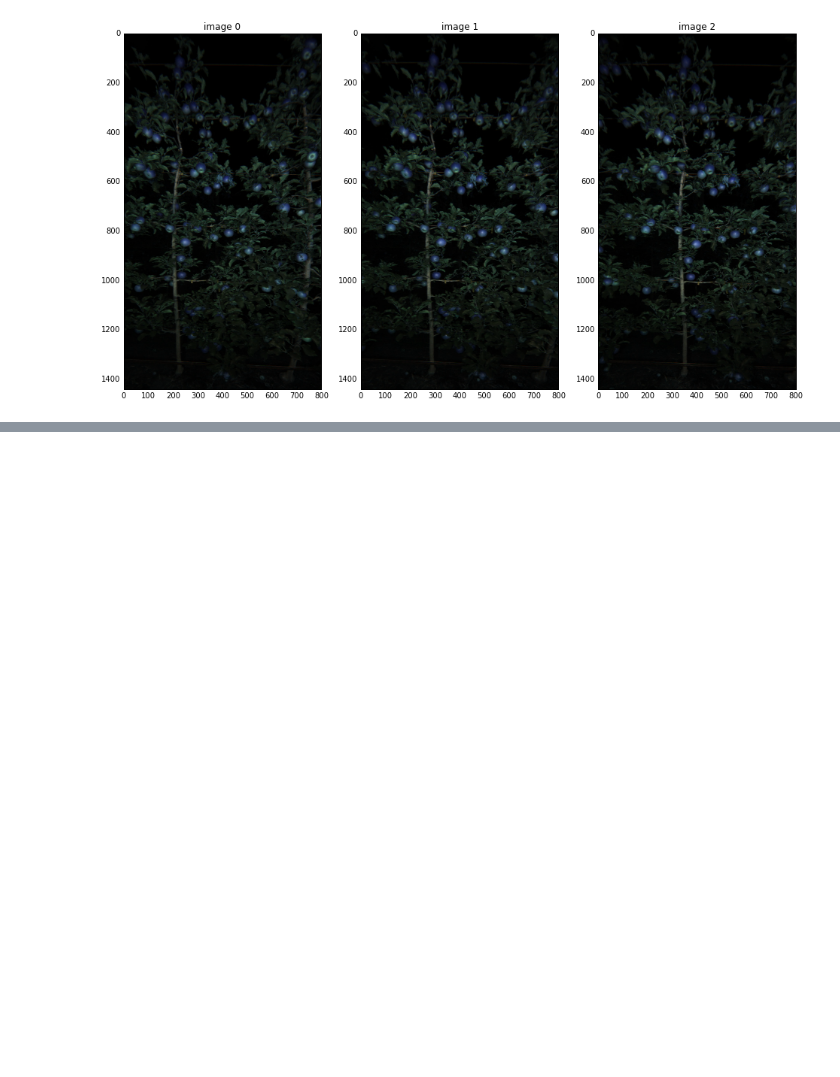
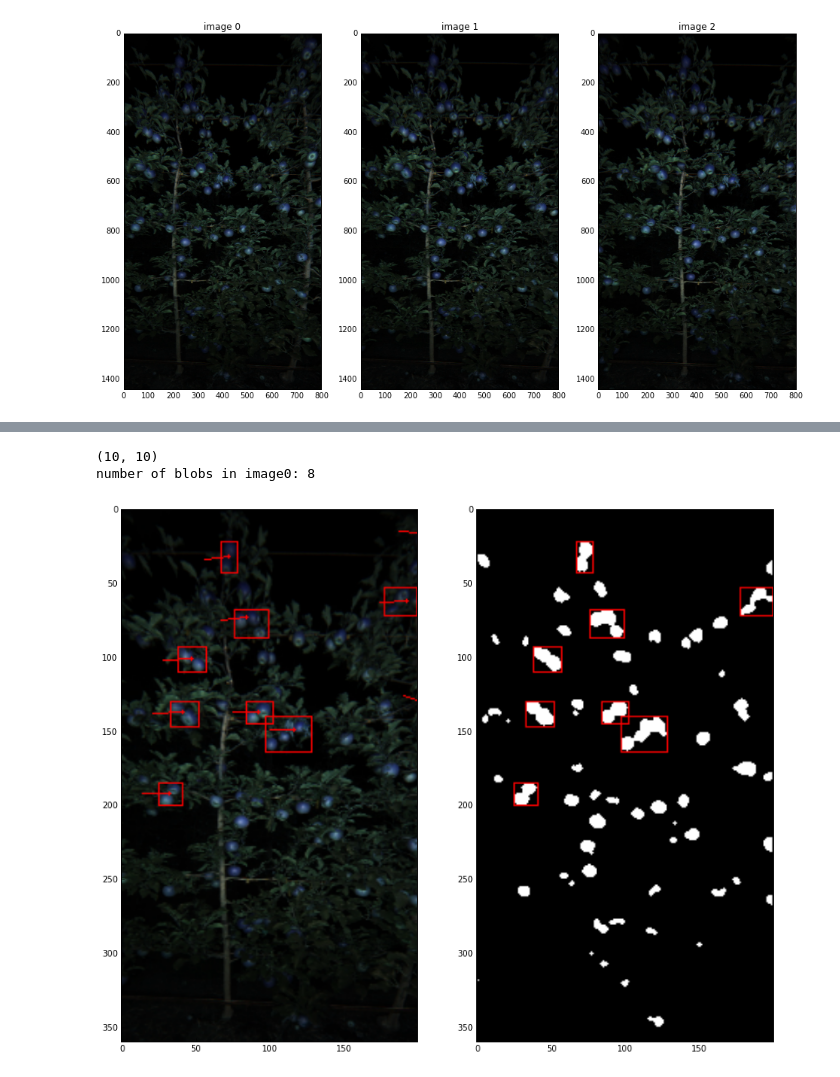
Before and after one commit to versatran01/Galt, a Jupyter notebook: detection/notebook/tracking.ipynb, the cells around one changed output, grey strips where cells are left out. Cells and saved outputs as stored; diff of their text form; code cells hidden in the pictures; blank space fills up the shorter version.

```diff
--- a/detection/notebook/tracking.ipynb
+++ b/detection/notebook/tracking.ipynb
@@ -72,0 +122,40 @@ class FruitTrack(object):
+# %%
+# We receive image1
+image = images[1]
+
+# Do detection
+s, bw = detector.detect(image)
+blobs, bw = region_props(bw)
+blobs = thresh_blobs_area(blobs)
+
+# Do optical flow stuff
+gray = cv2.cvtColor(s.im_raw, cv2.COLOR_BGR2GRAY)
+# This should be changed to bboxes that are tracked
+prev_bboxes = prev_blobs['bbox']
+p1, p2, st = calc_bboxes_flow(prev_gray, gray, prev_bboxes)
+flow = p2 - p1
+
+# Do some drawinngs
+disp_color = np.array(s.im_raw, copy=True)
+disp_bw = cv2.cvtColor(bw, cv2.COLOR_GRAY2RGB)
+draw_optical_flow(disp_color, p1, p2, color=Colors.optical_flow)
+draw_bboxes(disp_bw, blobs['bbox'], color=Colors.detection_bbox)
+draw_bboxes(disp_color, blobs['bbox'], color=Colors.detection_bbox)
+
+# Predict all valid tracks
+print(len(tracks), len(prev_blobs))
+tracks_to_predict = []
+
+for track,
+
+# Draw all detections
+fig = plt.figure(figsize=(14, 14))
+ax = fig.add_subplot(121)
+plt.imshow(disp_color)
+ax = fig.add_subplot(122)
+plt.imshow(disp_bw, cmap=plt.cm.gray)
+print('number of blobs in image0: {0}'.format(len(blobs)))
+# %% [output]
+(10, 10)
+number of blobs in image0: 8
+[figure, added]
```
Also changed, not shown: parts of 4 cells of this notebook, 5 other files.
